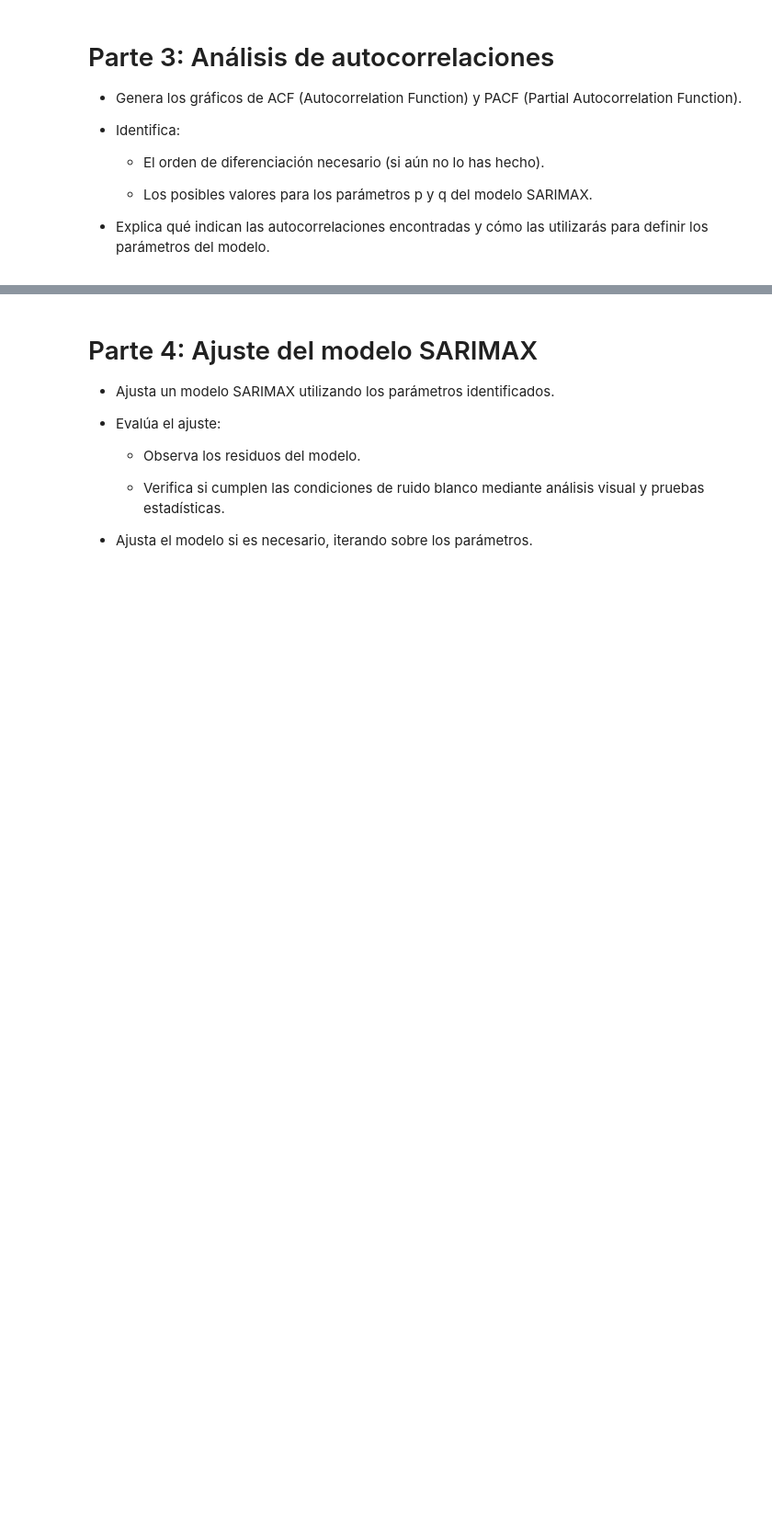
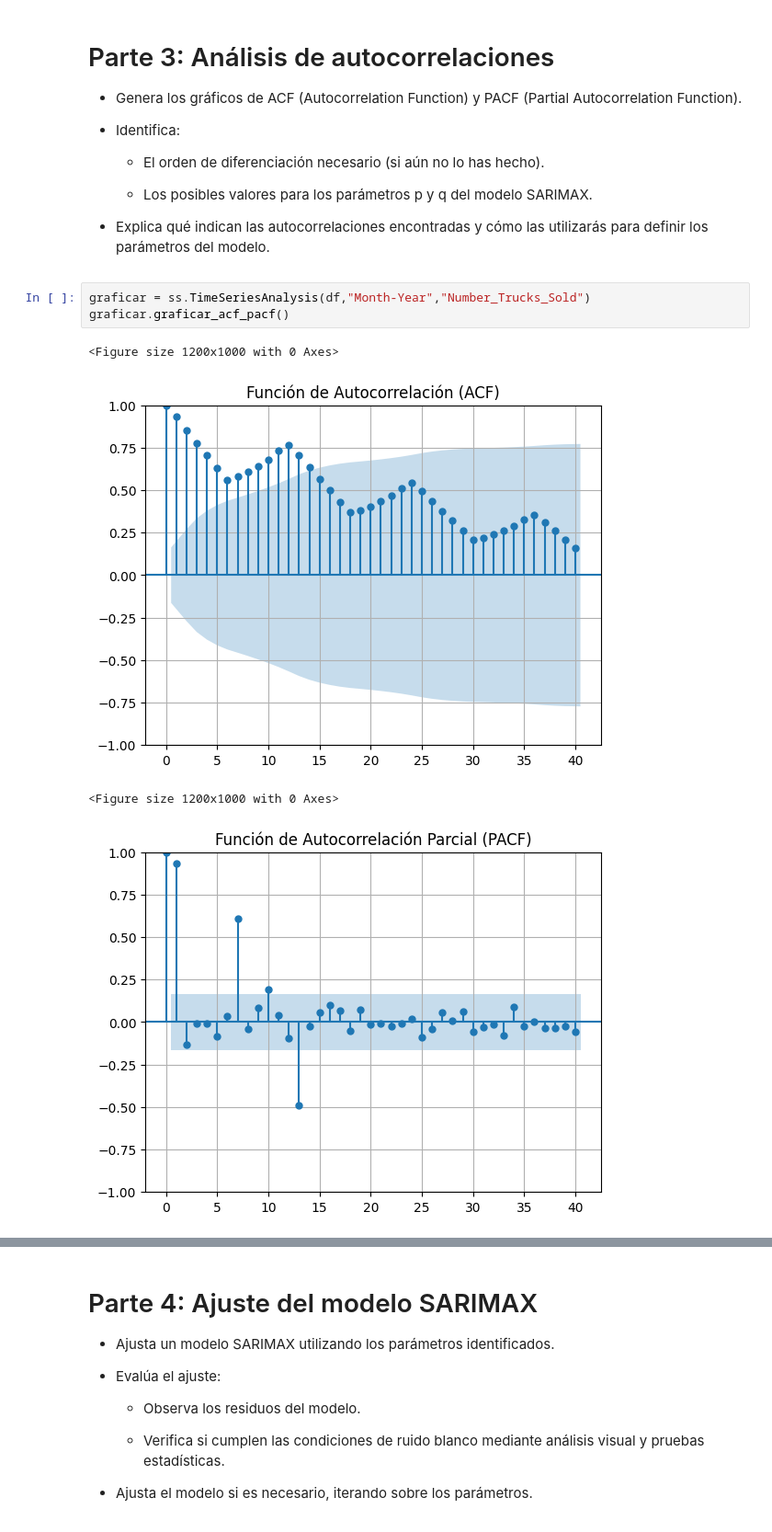
Before and after one commit to apelsito/laboratorio-modulo9-leccion02-series-temporales-sarima, a Jupyter notebook: jupyter/laboratorio-modulo9-leccion02-series-temporales-sarima.ipynb, the cells around one changed output, grey strips where cells are left out. Shown: that part at 92% size. Cells and saved outputs as stored; diff of their text form; blank space fills up the shorter version.

```diff
--- a/jupyter/laboratorio-modulo9-leccion02-series-temporales-sarima.ipynb
+++ b/jupyter/laboratorio-modulo9-leccion02-series-temporales-sarima.ipynb
@@ -199,3 +201,11 @@ No podemos rechazar la hipótesis nula. La serie NO es estacionaria.
     - Los posibles valores para los parámetros p y q del modelo SARIMAX.
 
 - Explica qué indican las autocorrelaciones encontradas y cómo las utilizarás para definir los parámetros del modelo.
+# %%
+graficar = ss.TimeSeriesAnalysis(df,"Month-Year","Number_Trucks_Sold")
+graficar.graficar_acf_pacf()
+# %% [output]
+<Figure size 1200x1000 with 0 Axes>
+[figure, added]
+<Figure size 1200x1000 with 0 Axes>
+[figure, added]
```
Also changed, not shown: parts of 8 cells of this notebook.
